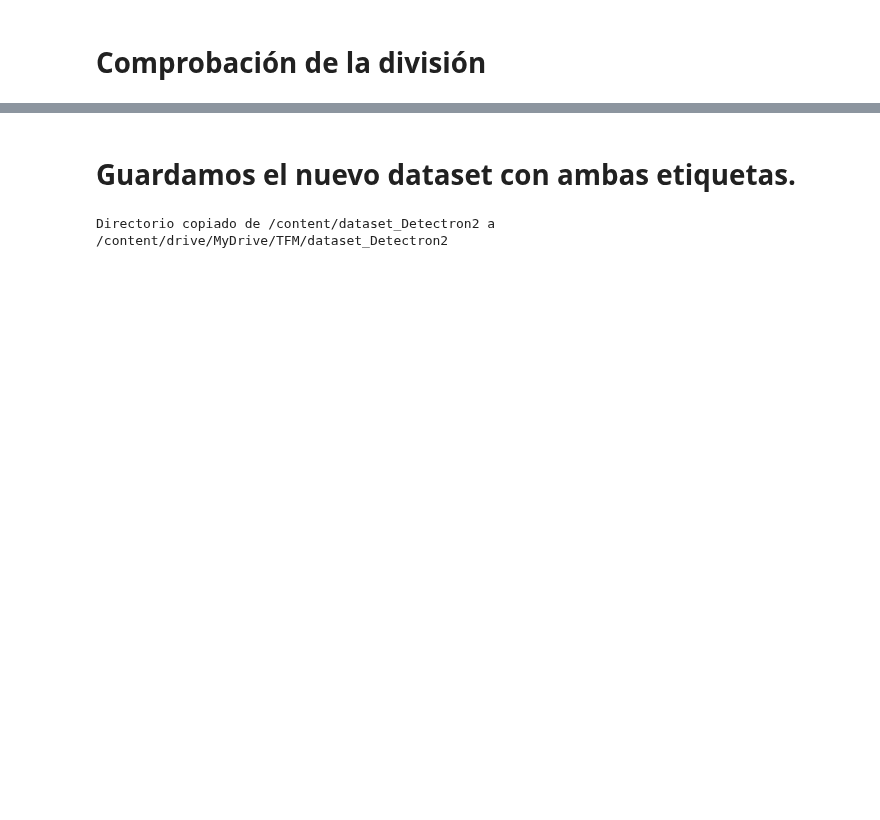
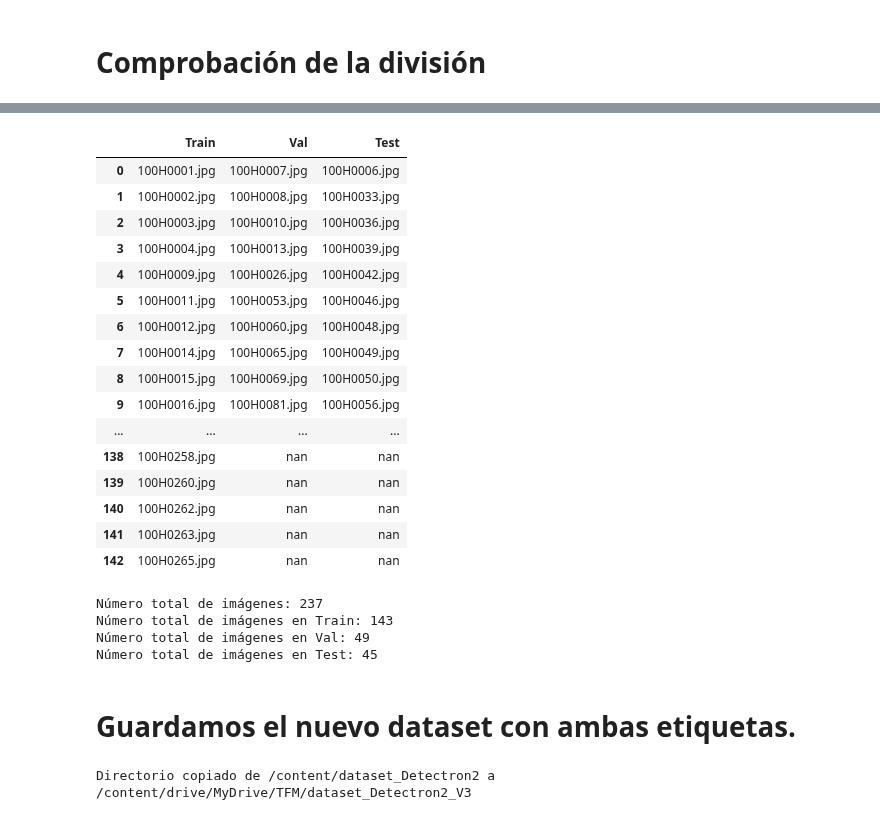
Before and after one commit to JorgeAnsotegui/TFM, a Jupyter notebook: Balancear_Dataset_Yolo_y_Coco.ipynb, the cells around one changed output, grey strips where cells are left out. Cells and saved outputs as stored; diff of their text form; code cells hidden in the pictures; blank space fills up the shorter version.

```diff
--- a/Balancear_Dataset_Yolo_y_Coco.ipynb
+++ b/Balancear_Dataset_Yolo_y_Coco.ipynb
@@ -205,3 +201,71 @@ Número total de imágenes: 142
+# %%
+import json
+import pandas as pd
+from IPython.display import display
+
+# Rutas de los archivos de anotaciones COCO
+train_annotations_path = "/content/dataset_Detectron2/train/annotations.json"
+val_annotations_path = "/content/dataset_Detectron2/val/annotations.json"
+test_annotations_path = "/content/dataset_Detectron2/test/annotations.json"
+
+# Función para leer los nombres de las imágenes de un archivo de anotaciones
+def get_image_names(annotations_path):
+    with open(annotations_path, 'r') as f:
+        coco_data = json.load(f)
+    image_names = [img['file_name'] for img in coco_data['images']]
+    image_names.sort()
+    return image_names
+
+# Obtener los nombres de las imágenes de cada archivo de anotaciones
+train_image_names = get_image_names(train_annotations_path)
+val_image_names = get_image_names(val_annotations_path)
+test_image_names = get_image_names(test_annotations_path)
+
+# Crear un DataFrame con los nombres de las imágenes
+data = {
+    'Train': pd.Series(train_image_names),
+    'Val': pd.Series(val_image_names),
+    'Test': pd.Series(test_image_names)
+}
+df = pd.DataFrame(data)
+
+# Configurar pandas para mostrar el DataFrame con desplazamiento
+pd.set_option('display.max_rows', None)
+pd.set_option('display.max_columns', None)
+
+# Mostrar el DataFrame con desplazamiento
+display(df.style.set_table_styles([{
+    'selector': 'table',
+    'props': [('max-height', '300px'), ('display', 'inline-block'), ('overflow', 'scroll')]
+}]))
+
+# Opcional: imprimir el número total de imágenes en cada partición
+print(f'Número total de imágenes: {len(train_image_names) + len(val_image_names) + len(test_image_names)}')
+print(f'Número total de imágenes en Train: {len(train_image_names)}')
+print(f'Número total de imágenes en Val: {len(val_image_names)}')
+print(f'Número total de imágenes en Test: {len(test_image_names)}')
+# %% [output]
+|  | Train | Val | Test |
+| 0 | 100H0001.jpg | 100H0007.jpg | 100H0006.jpg |
+| 1 | 100H0002.jpg | 100H0008.jpg | 100H0033.jpg |
+| 2 | 100H0003.jpg | 100H0010.jpg | 100H0036.jpg |
+| 3 | 100H0004.jpg | 100H0013.jpg | 100H0039.jpg |
+| 4 | 100H0009.jpg | 100H0026.jpg | 100H0042.jpg |
+| 5 | 100H0011.jpg | 100H0053.jpg | 100H0046.jpg |
+| 6 | 100H0012.jpg | 100H0060.jpg | 100H0048.jpg |
+| 7 | 100H0014.jpg | 100H0065.jpg | 100H0049.jpg |
+| 8 | 100H0015.jpg | 100H0069.jpg | 100H0050.jpg |
+| 9 | 100H0016.jpg | 100H0081.jpg | 100H0056.jpg |
+| ... | ... | ... | ... |
+| 138 | 100H0258.jpg | nan | nan |
+| 139 | 100H0260.jpg | nan | nan |
+| 140 | 100H0262.jpg | nan | nan |
+| 141 | 100H0263.jpg | nan | nan |
+| 142 | 100H0265.jpg | nan | nan |
+Número total de imágenes: 237
+Número total de imágenes en Train: 143
+Número total de imágenes en Val: 49
+Número total de imágenes en Test: 45
 # %% [markdown]
 # Guardamos el nuevo dataset con ambas etiquetas.
 # %%
@@ -209,7 +273,7 @@ Número total de imágenes: 142
 src_dir = "/content/dataset_Detectron2"
 
 # Directorio de destino
-dest_dir = "/content/drive/MyDrive/TFM/dataset_Detectron2"
+dest_dir = "/content/drive/MyDrive/TFM/dataset_Detectron2_V3"
 
 def copy_directory(src, dest):
     if not os.path.exists(dest):
@@ -234,4 +298,4 @@ copy_directory(src_dir, dest_dir)
 
 print(f"Directorio copiado de {src_dir} a {dest_dir}")
 # %% [output]
-Directorio copiado de /content/dataset_Detectron2 a /content/drive/MyDrive/TFM/dataset_Detectron2
+Directorio copiado de /content/dataset_Detectron2 a /content/drive/MyDrive/TFM/dataset_Detectron2_V3
```
Also changed, not shown: parts of 2 cells of this notebook.
